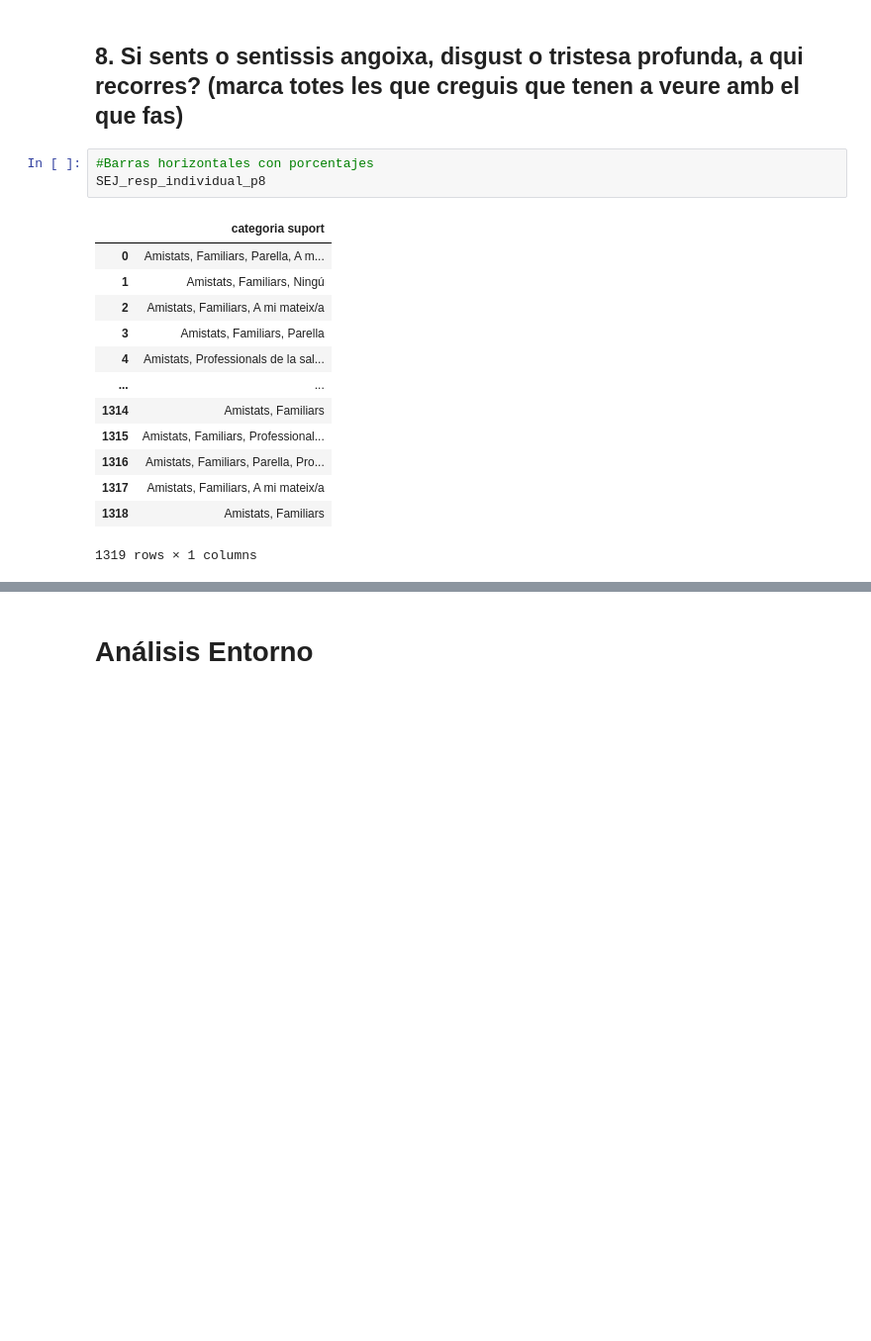
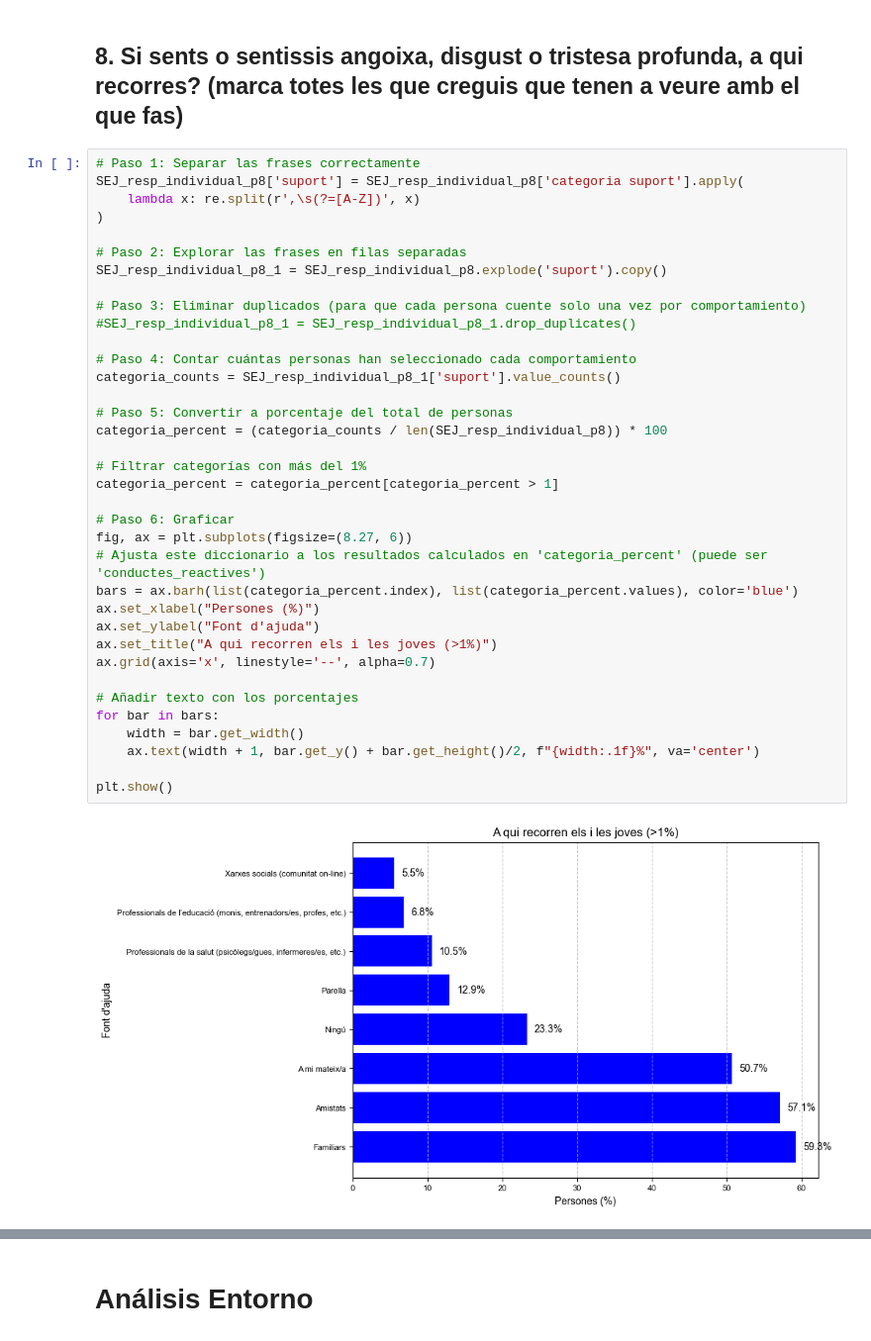
Before and after one commit to sebasto7/SEJ, a Jupyter notebook: SEJ24-analisis.ipynb, the cells around one changed output, grey strips where cells are left out. Shown at 99% size. Drawn from its saved outputs; the diff is of its cells as text; blank space fills up the shorter version.

```diff
--- a/SEJ24-analisis.ipynb
+++ b/SEJ24-analisis.ipynb
@@ -1153,19 +1235,40 @@ SEJ_resp_individual_p7
 # %% [markdown]
 ## 8. Si sents o sentissis angoixa, disgust o tristesa profunda, a qui recorres? (marca totes les que creguis que tenen a veure amb el que fas)
-# %%
-#Barras horizontales con porcentajes
-SEJ_resp_individual_p8
-# %% [output]
-|  | categoria suport |
-| 0 | Amistats, Familiars, Parella, A m... |
-| 1 | Amistats, Familiars, Ningú |
-| 2 | Amistats, Familiars, A mi mateix/a |
-| 3 | Amistats, Familiars, Parella |
-| 4 | Amistats, Professionals de la sal... |
-| ... | ... |
-| 1314 | Amistats, Familiars |
-| 1315 | Amistats, Familiars, Professional... |
-| 1316 | Amistats, Familiars, Parella, Pro... |
-| 1317 | Amistats, Familiars, A mi mateix/a |
-| 1318 | Amistats, Familiars |
-1319 rows × 1 columns
+# %%
+# Paso 1: Separar las frases correctamente
+SEJ_resp_individual_p8['suport'] = SEJ_resp_individual_p8['categoria suport'].apply(
+    lambda x: re.split(r',\s(?=[A-Z])', x)
+)
+
+# Paso 2: Explorar las frases en filas separadas
+SEJ_resp_individual_p8_1 = SEJ_resp_individual_p8.explode('suport').copy()
+
+# Paso 3: Eliminar duplicados (para que cada persona cuente solo una vez por comportamiento)
+#SEJ_resp_individual_p8_1 = SEJ_resp_individual_p8_1.drop_duplicates()
+
+# Paso 4: Contar cuántas personas han seleccionado cada comportamiento
+categoria_counts = SEJ_resp_individual_p8_1['suport'].value_counts()
+
+# Paso 5: Convertir a porcentaje del total de personas
+categoria_percent = (categoria_counts / len(SEJ_resp_individual_p8)) * 100
+
+# Filtrar categorías con más del 1%
+categoria_percent = categoria_percent[categoria_percent > 1]
+
+# Paso 6: Graficar
+fig, ax = plt.subplots(figsize=(8.27, 6))
+# Ajusta este diccionario a los resultados calculados en 'categoria_percent' (puede ser 'conductes_reactives')
+bars = ax.barh(list(categoria_percent.index), list(categoria_percent.values), color='blue')
+ax.set_xlabel("Persones (%)")
+ax.set_ylabel("Font d'ajuda")
+ax.set_title("A qui recorren els i les joves (>1%)")
+ax.grid(axis='x', linestyle='--', alpha=0.7)
+
+# Añadir texto con los porcentajes
+for bar in bars:
+    width = bar.get_width()
+    ax.text(width + 1, bar.get_y() + bar.get_height()/2, f"{width:.1f}%", va='center')
+
+plt.show()
+# %% [output]
+[figure, added]
```
Also changed, not shown: parts of 12 cells of this notebook.
